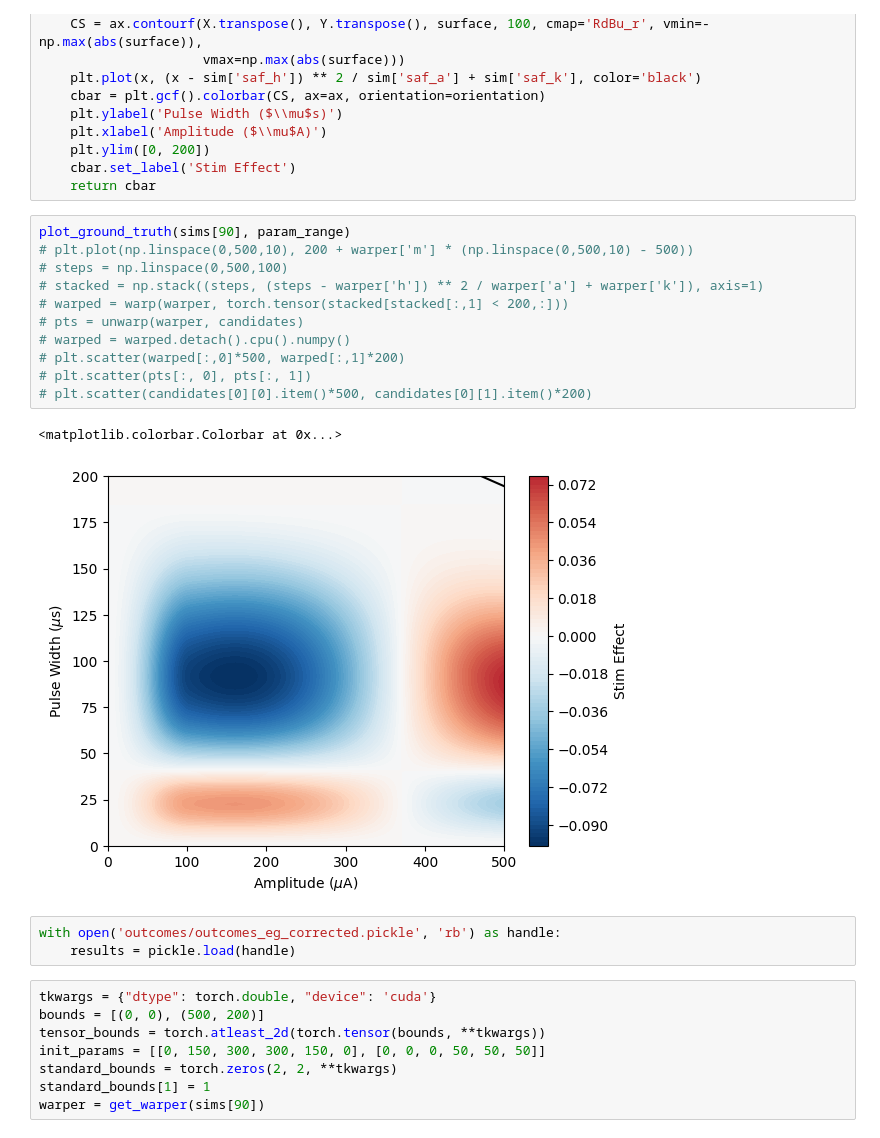
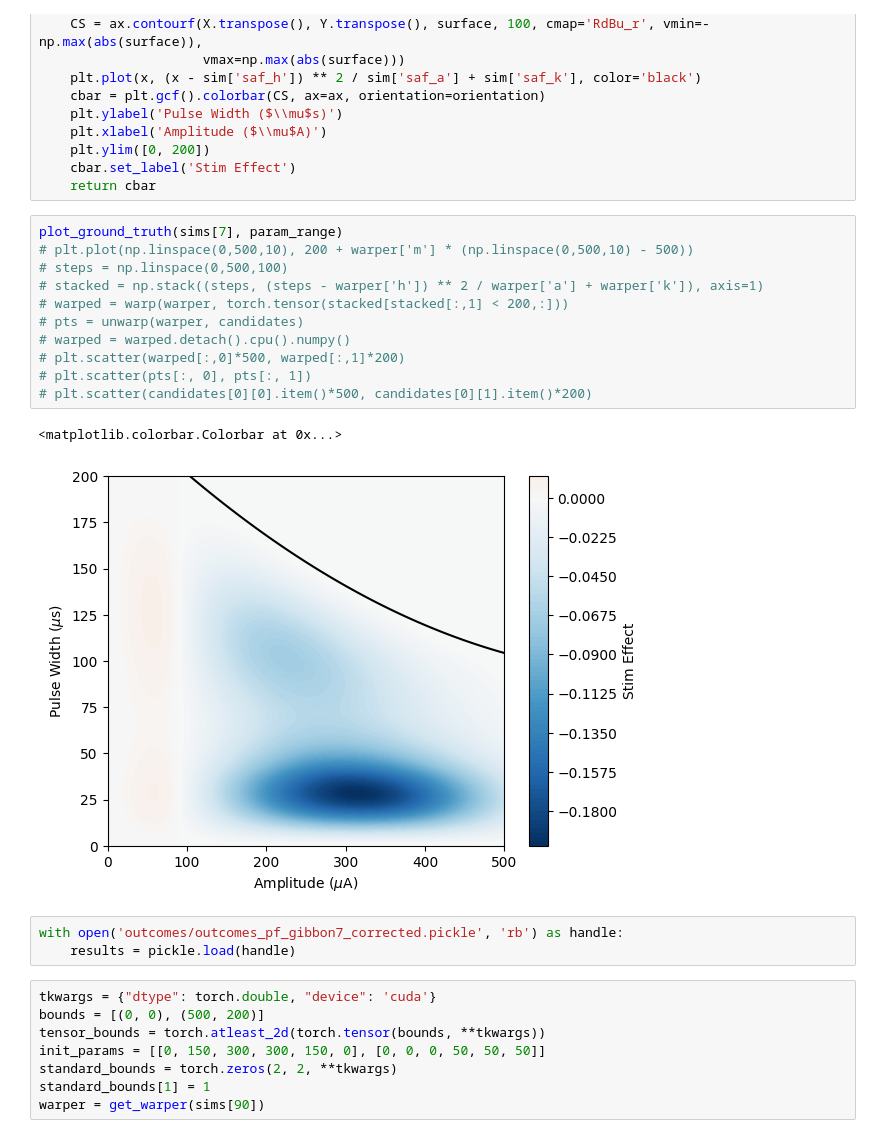
Before and after one commit to tne-lab/NeuroOptimizationPaper, a Jupyter notebook: figure4.ipynb, the cells around one changed output. Cells and saved outputs as stored; diff of their text form.

Commit message:
Updated figure 4

```diff
--- a/figure4.ipynb
+++ b/figure4.ipynb
@@ -564,21 +566,21 @@ def plot_ground_truth(sim, param_range, orientation='vertical'):
     cbar.set_label('Stim Effect')
     return cbar
 # %%
-plot_ground_truth(sims[90], param_range)
+plot_ground_truth(sims[7], param_range)
 # plt.plot(np.linspace(0,500,10), 200 + warper['m'] * (np.linspace(0,500,10) - 500))
 # steps = np.linspace(0,500,100)
 # stacked = np.stack((steps, (steps - warper['h']) ** 2 / warper['a'] + warper['k']), axis=1)
 # warped = warp(warper, torch.tensor(stacked[stacked[:,1] < 200,:]))
 # pts = unwarp(warper, candidates)
 # warped = warped.detach().cpu().numpy()
 # plt.scatter(warped[:,0]*500, warped[:,1]*200)
 # plt.scatter(pts[:, 0], pts[:, 1])
 # plt.scatter(candidates[0][0].item()*500, candidates[0][1].item()*200)
 # %% [output]
 <matplotlib.colorbar.Colorbar at 0x...>
-[figure, old version]
+[figure, new version]
 # %%
-with open('outcomes/outcomes_eg_corrected.pickle', 'rb') as handle:
+with open('outcomes/outcomes_pf_gibbon7_corrected.pickle', 'rb') as handle:
     results = pickle.load(handle)
 # %%
 tkwargs = {"dtype": torch.double, "device": 'cuda'}
```
Also changed, not shown: parts of 5 cells of this notebook, 5 other files.
